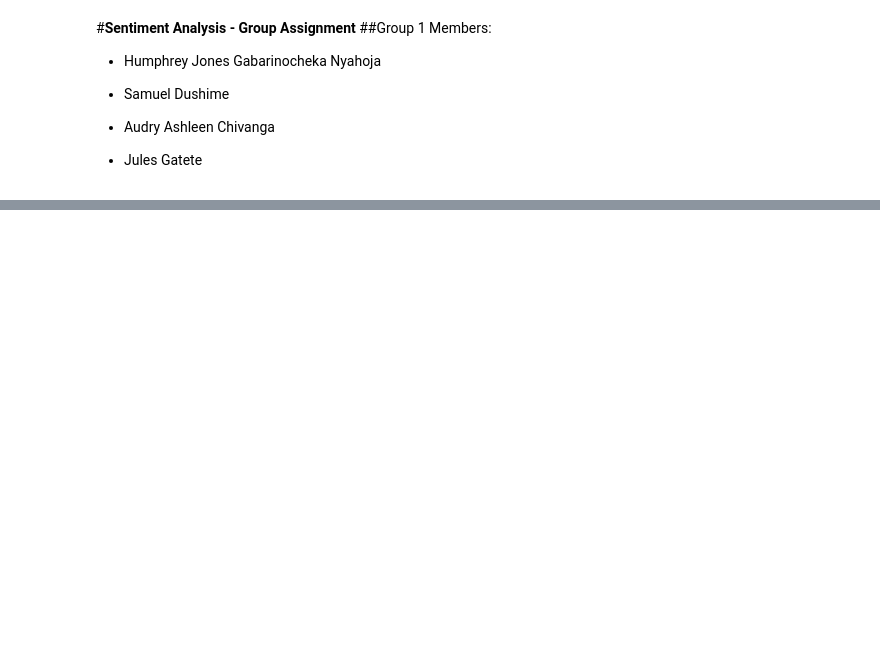
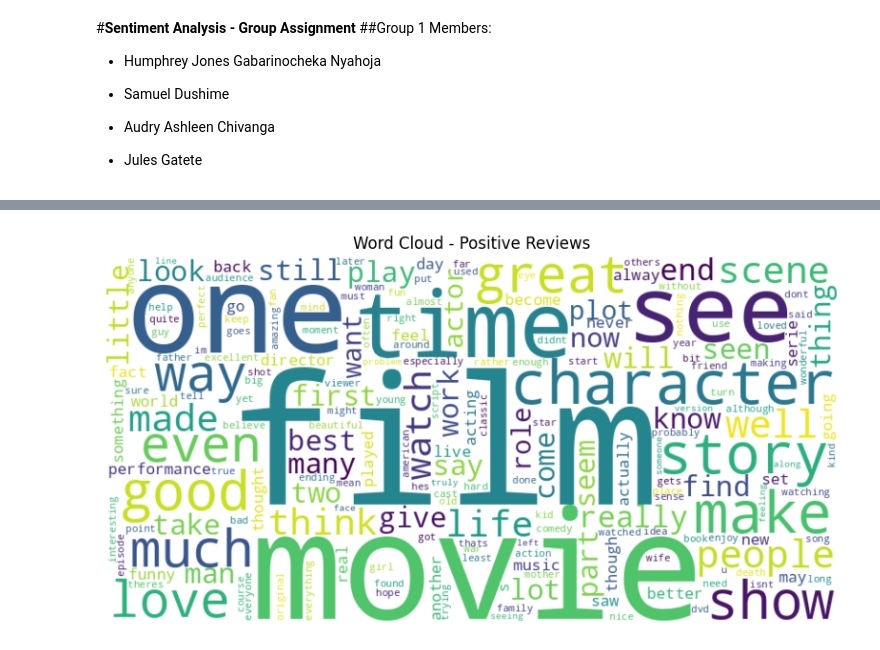
Before and after one commit to 1772hojaz/alu-ml_tech1-assignment, a Jupyter notebook: Sentiment_Analysis.ipynb, the cells around one changed output, grey strips where cells are left out. Drawn from its saved outputs; the diff is of its cells as text; code cells hidden in the pictures; blank space fills up the shorter version.

```diff
--- a/Sentiment_Analysis.ipynb
+++ b/Sentiment_Analysis.ipynb
@@ -99,0 +87,13 @@ Name: review_length, dtype: float64
+# %%
+# 4. Word Cloud for Positive Reviews
+# Filter for rows where sentiment is 1 (which is now 'positive' after mapping)
+positive_text = " ".join(df[df['sentiment'] == 1]['review'])
+wordcloud_pos = WordCloud(stopwords=STOPWORDS, background_color='white', width=800, height=400).generate(positive_text)
+
+plt.figure(figsize=(10, 5))
+plt.imshow(wordcloud_pos, interpolation='bilinear')
+plt.axis('off')
+plt.title("Word Cloud - Positive Reviews")
+plt.show()
+# %% [output]
+[figure, added]
```
Also changed, not shown: parts of 15 cells of this notebook.
